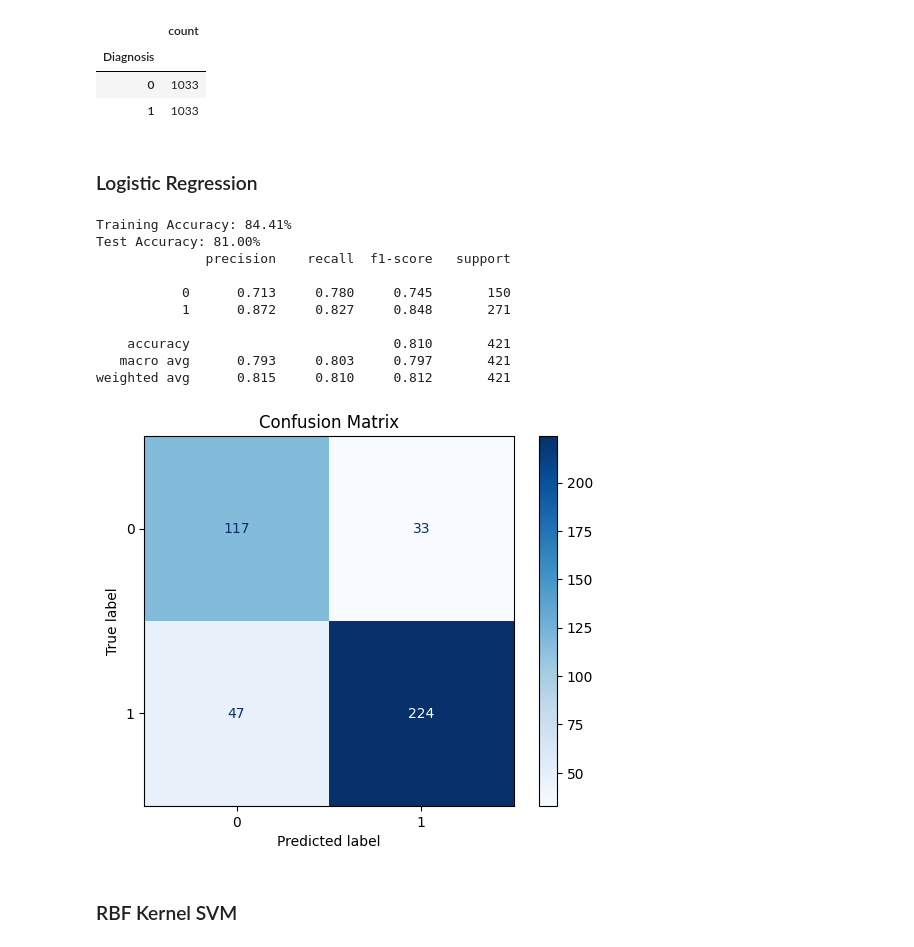
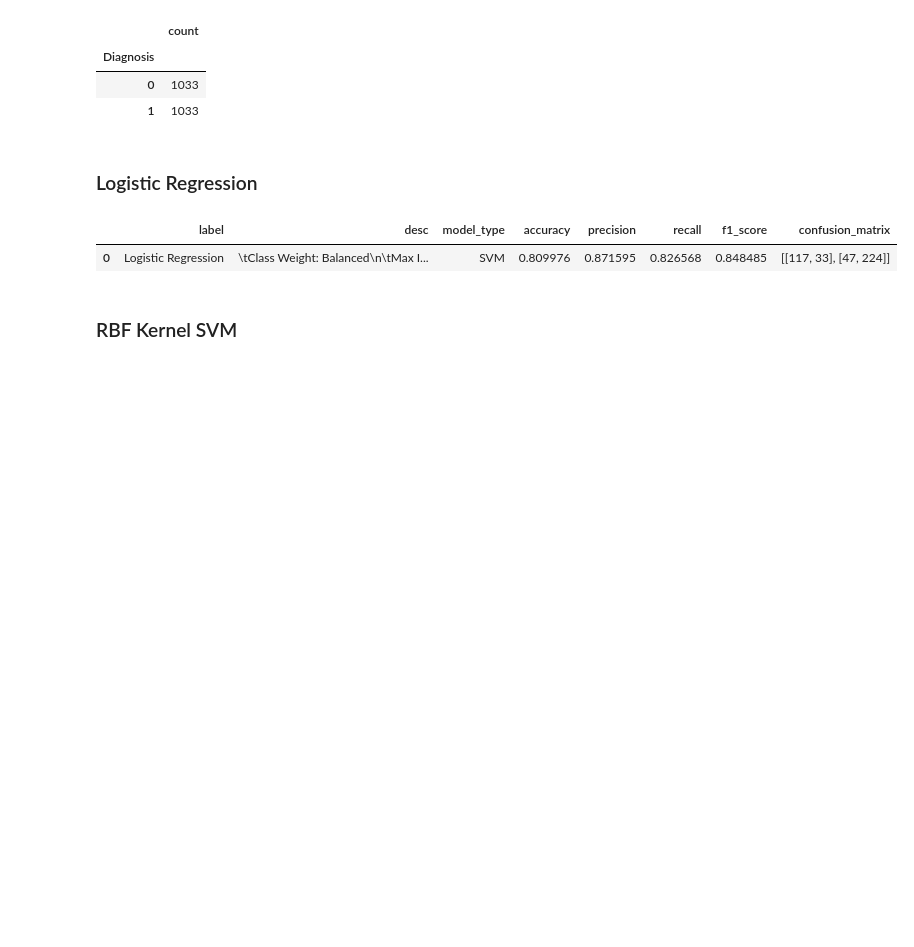
Before and after one commit to julianag27/ml-project, a Jupyter notebook: FinalProject.ipynb, the cells around one changed output. Drawn from its saved outputs; the diff is of its cells as text; code cells hidden in the pictures; blank space fills up the shorter version.

```diff
--- a/FinalProject.ipynb
+++ b/FinalProject.ipynb
@@ -107,47 +107,13 @@ display(Y_train.value_counts().to_frame('count'))
 # %% [markdown]
 ### Logistic Regression
 # %%
-from sklearn.linear_model import LogisticRegression
+from models.regression import rg_run_models
 
-regressor = LogisticRegression(class_weight='balanced', max_iter=5000)
-
-regressor.fit(X_train, Y_train)
-
-train_accuracy = regressor.score(X_train, Y_train)
-print(f"Training Accuracy: {train_accuracy * 100:.2f}%")
-
-Y_pred = regressor.predict(X_test)
-
-from sklearn.metrics import classification_report, accuracy_score
-
-# Get test accuracy
-test_accuracy = accuracy_score(Y_test, Y_pred)
-print(f"Test Accuracy: {test_accuracy * 100:.2f}%")
-
-# Get classification report
-report = classification_report(Y_test, Y_pred, digits=3)
-print(report)
-
-from sklearn.metrics import confusion_matrix, ConfusionMatrixDisplay
-import matplotlib.pyplot as plt
-
-cm = confusion_matrix(Y_test, Y_pred)
-disp = ConfusionMatrixDisplay(confusion_matrix=cm, display_labels=[0, 1])
-disp.plot(cmap=plt.cm.Blues)
-plt.title("Confusion Matrix")
-plt.show()
+rg_models = rg_run_models(X_train, Y_train, X_test, Y_test)
+rg_models
 # %% [output]
-Training Accuracy: 84.41%
-Test Accuracy: 81.00%
-              precision    recall  f1-score   support
-
-           0      0.713     0.780     0.745       150
-           1      0.872     0.827     0.848       271
-
-    accuracy                          0.810       421
-   macro avg      0.793     0.803     0.797       421
-weighted avg      0.815     0.810     0.812       421
-[figure, removed]
+|  | label | desc | model_type | accuracy | precision | recall | f1_score | confusion_matrix |
+| 0 | Logistic Regression | \tClass Weight: Balanced\n\tMax I... | SVM | 0.809976 | 0.871595 | 0.826568 | 0.848485 | [[117, 33], [47, 224]] |
 # %% [markdown]
 ### RBF Kernel SVM
 # %%
```
Also changed, not shown: parts of 2 cells of this notebook, 3 other files.
